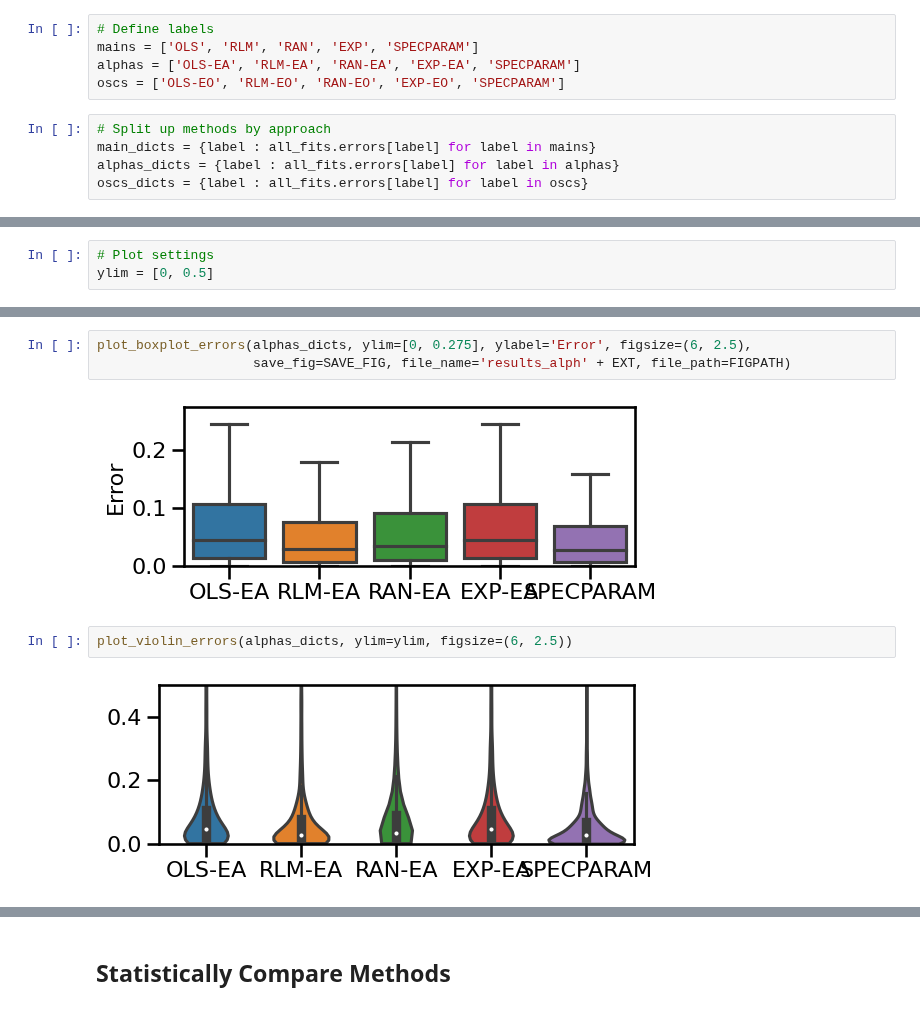
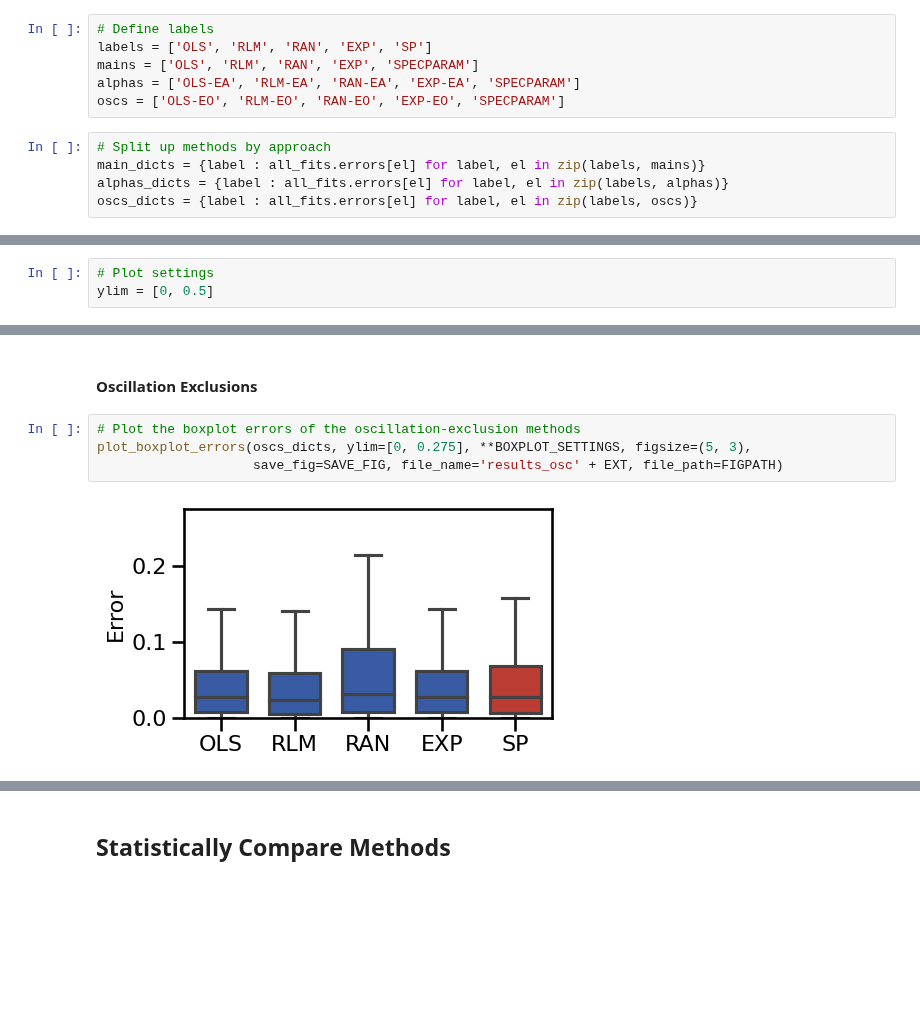
Before and after one commit to AperiodicMethods/AperiodicMethods, a Jupyter notebook: notebooks/21-SpectralFitting.ipynb, the cells around one changed output, grey strips where cells are left out. Cells and saved outputs as stored; diff of their text form; blank space fills up the shorter version.

```diff
--- a/notebooks/21-SpectralFitting.ipynb
+++ b/notebooks/21-SpectralFitting.ipynb
@@ -644,14 +626,15 @@ Percentage of fits above an error threshold:
 ## Visualizations
 # %%
 # Define labels
+labels = ['OLS', 'RLM', 'RAN', 'EXP', 'SP']
 mains = ['OLS', 'RLM', 'RAN', 'EXP', 'SPECPARAM']
 alphas = ['OLS-EA', 'RLM-EA', 'RAN-EA', 'EXP-EA', 'SPECPARAM']
 oscs = ['OLS-EO', 'RLM-EO', 'RAN-EO', 'EXP-EO', 'SPECPARAM']
 # %%
 # Split up methods by approach
-main_dicts = {label : all_fits.errors[label] for label in mains}
-alphas_dicts = {label : all_fits.errors[label] for label in alphas}
-oscs_dicts = {label : all_fits.errors[label] for label in oscs}
+main_dicts = {label : all_fits.errors[el] for label, el in zip(labels, mains)}
+alphas_dicts = {label : all_fits.errors[el] for label, el in zip(labels, alphas)}
+oscs_dicts = {label : all_fits.errors[el] for label, el in zip(labels, oscs)}
 # %% [markdown]
 ### Boxplots
 # %%
@@ -682,9 +669,8 @@ plot_violin_errors(main_dicts, ylim=ylim, **BOXPLOT_SETTINGS, figsize=(5, 2.5))
+# %% [markdown]
+#### Oscillation Exclusions
 # %%
-plot_boxplot_errors(alphas_dicts, ylim=[0, 0.275], ylabel='Error', figsize=(6, 2.5),
-                    save_fig=SAVE_FIG, file_name='results_alph' + EXT, file_path=FIGPATH)
+# Plot the boxplot errors of the oscillation-exclusion methods
+plot_boxplot_errors(oscs_dicts, ylim=[0, 0.275], **BOXPLOT_SETTINGS, figsize=(5, 3),
+                    save_fig=SAVE_FIG, file_name='results_osc' + EXT, file_path=FIGPATH)
 # %% [output]
-[figure, old version]
+[figure, new version]
-# %%
-plot_violin_errors(alphas_dicts, ylim=ylim, figsize=(6, 2.5))
-# %% [output]
-[figure, removed]
```
Also changed, not shown: parts of 23 cells of this notebook, 4 other files.
